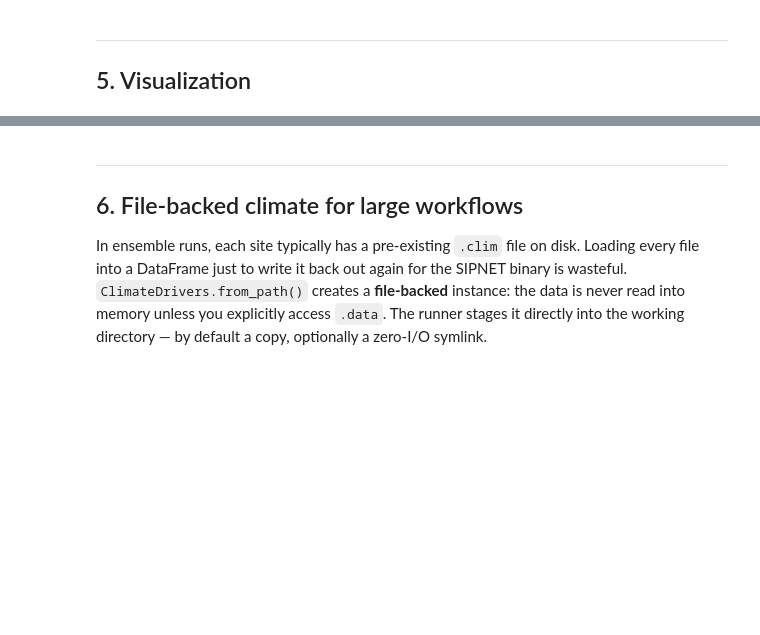
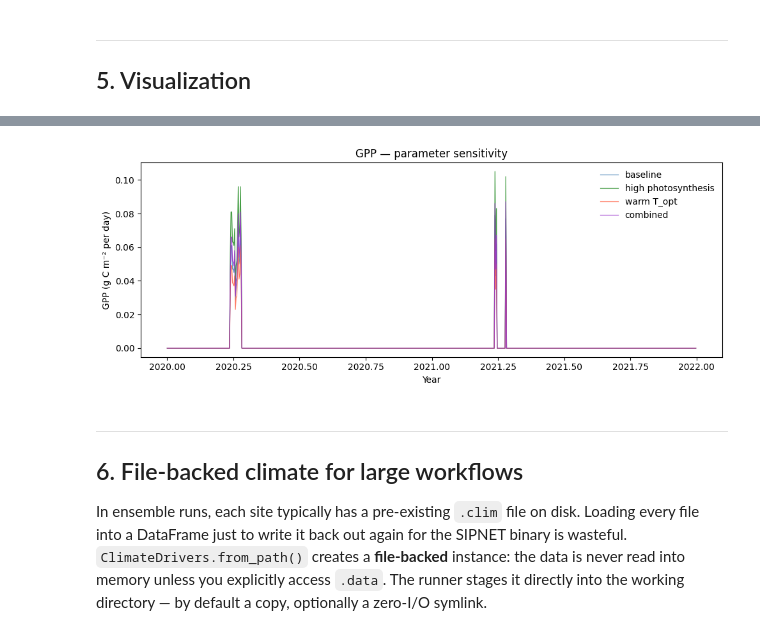
Before and after one commit to TARPS-group/pySIPNET, a Jupyter notebook: examples/tutorial.ipynb, the cells around one changed output, grey strips where cells are left out. Saved outputs shown, nothing was run; the diff lists cells and outputs as text; code cells hidden in the pictures; blank space fills up the shorter version.

```diff
--- a/examples/tutorial.ipynb
+++ b/examples/tutorial.ipynb
@@ -182,12 +195,12 @@ with warnings.catch_warnings():
 # Annual GPP across the four scenarios
 scenarios = {
     "baseline":   result_baseline,
-    "high a_max": result_high_psn,
+    "high photosynthesis": result_high_psn,
     "warm T_opt": result_warm,
     "combined":   result_combined,
 }
 
 pd.DataFrame({
-    name: res.outputs.data.groupby("year")["gpp"].sum()
+    name: res.outputs.data.groupby("year")["gross_primary_production"].sum()
     for name, res in scenarios.items()
 })
@@ -236,19 +303,21 @@ plt.show()
 # %%
 # GPP time series for all four scenarios
 fig, ax = plt.subplots(figsize=(10, 4))
 
 colors = ["steelblue", "forestgreen", "tomato", "darkorchid"]
 for (name, res), color in zip(scenarios.items(), colors):
     ts_s = res.outputs.data
-    x_s  = ts_s["year"] + (ts_s["day"] - 1) / 365
-    ax.plot(x_s, ts_s["gpp"], label=name, color=color, lw=0.9, alpha=0.85)
+    x_s  = ts_s["year"] + (ts_s["day_of_year"] - 1) / 365
+    ax.plot(x_s, ts_s["gross_primary_production"], label=name, color=color, lw=0.9, alpha=0.85)
 
 ax.set_ylabel("GPP (g C m\u207b\u00b2 per day)")
 ax.set_xlabel("Year")
 ax.set_title("GPP \u2014 parameter sensitivity")
 ax.legend(frameon=False)
 fig.tight_layout()
 plt.show()
+# %% [output]
+[figure, added]
 # %% [markdown]
 ---
 ## 6. File-backed climate for large workflows
```
Also changed, not shown: parts of 17 cells of this notebook, 24 other files.
